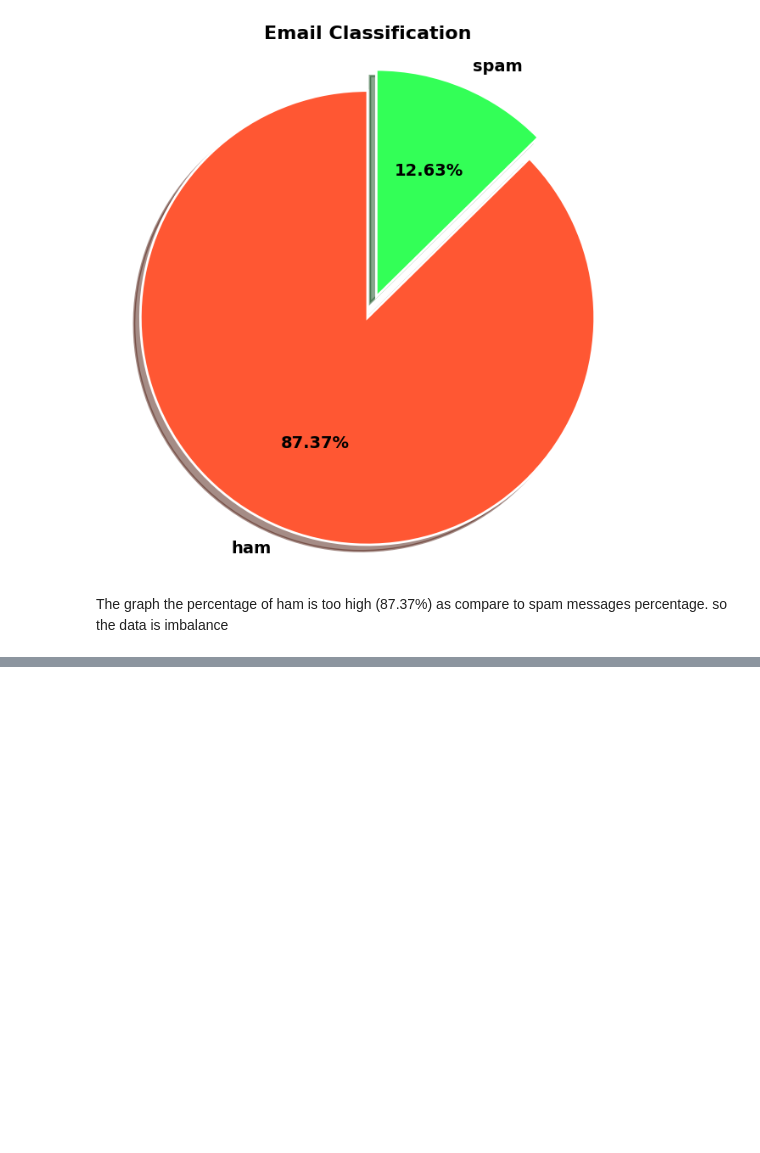
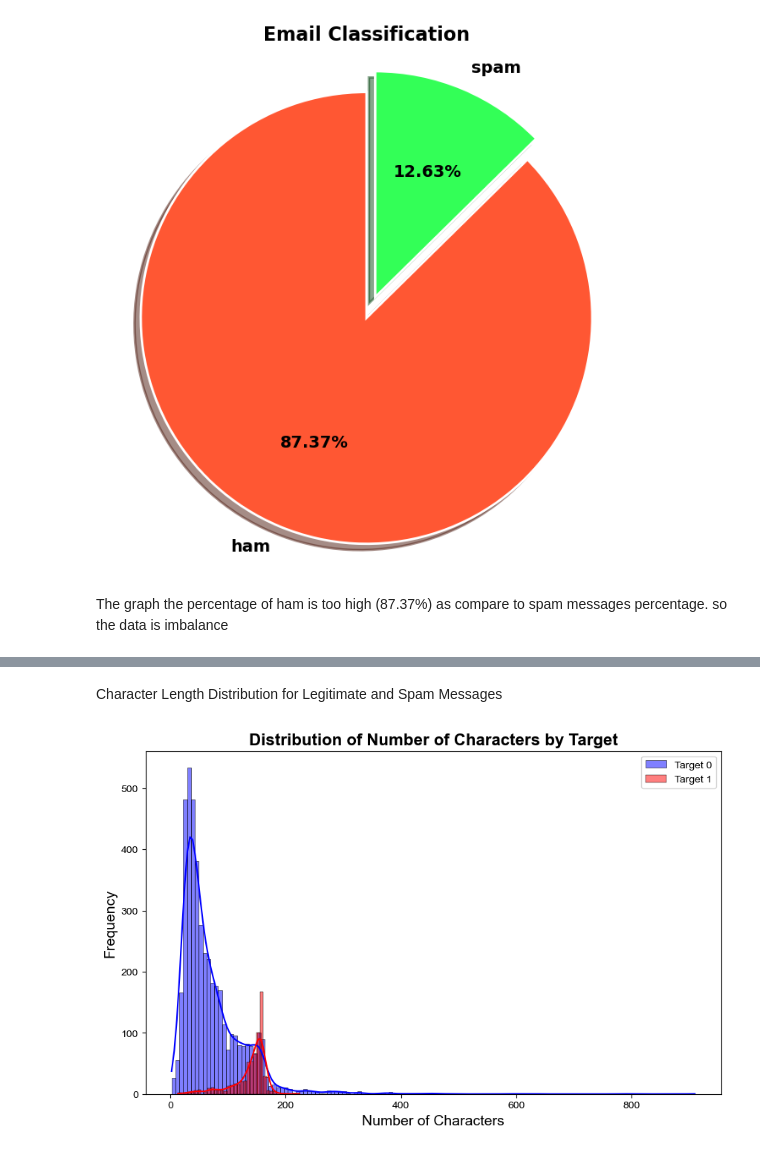
Before and after one commit to Deepakk200/Email-Spam-Detection, a Jupyter notebook: email_spam.ipynb, the cells around one changed output, grey strips where cells are left out. Drawn from its saved outputs; the diff is of its cells as text; code cells hidden in the pictures; blank space fills up the shorter version.

```diff
--- a/email_spam.ipynb
+++ b/email_spam.ipynb
@@ -179,0 +186,4 @@ so the data is imbalance
+# %%
+df['num_characters'] = df['text'].apply(len)
+df['num_words'] = df['text'].apply(lambda x: len(nltk.word_tokenize(x)))
+df['num_sentence'] = df['text'].apply(lambda x: len(nltk.sent_tokenize(x)))
@@ -179,0 +232,20 @@ so the data is imbalance
+# %% [markdown]
+Character Length Distribution for Legitimate and Spam Messages
+# %%
+import seaborn as sns
+import matplotlib.pyplot as plt
+plt.figure(figsize=(10,6))
+# Plot the histogram for target 0 in blue
+sns.histplot(df[df['target'] == 0]['num_characters'], color = 'blue', kde = True, label = 'Target 0')
+
+# Plot the histogram for target 1 in red
+sns.histplot(df[df['target'] == 1]['num_characters'], color='red', label='Target 1', kde=True)
+plt.xlabel('Number of Characters', fontsize=14)
+plt.ylabel('Frequency', fontsize=14)
+plt.title('Distribution of Number of Characters by Target', fontsize=16, fontweight='bold')
+plt.legend()
+# Customize the appearance of the plot
+sns.set(style='whitegrid')  # Add a white grid background
+plt.show()
+# %% [output]
+[figure, added]
```
Also changed, not shown: parts of 9 cells of this notebook.
